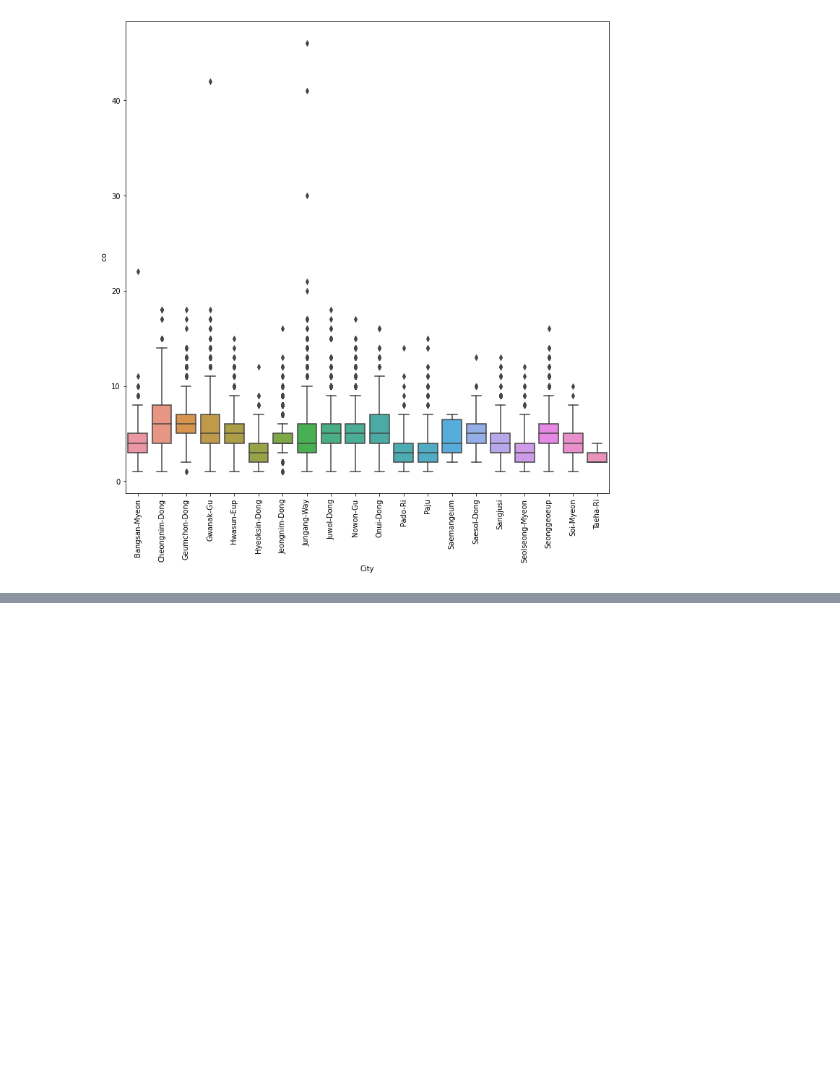
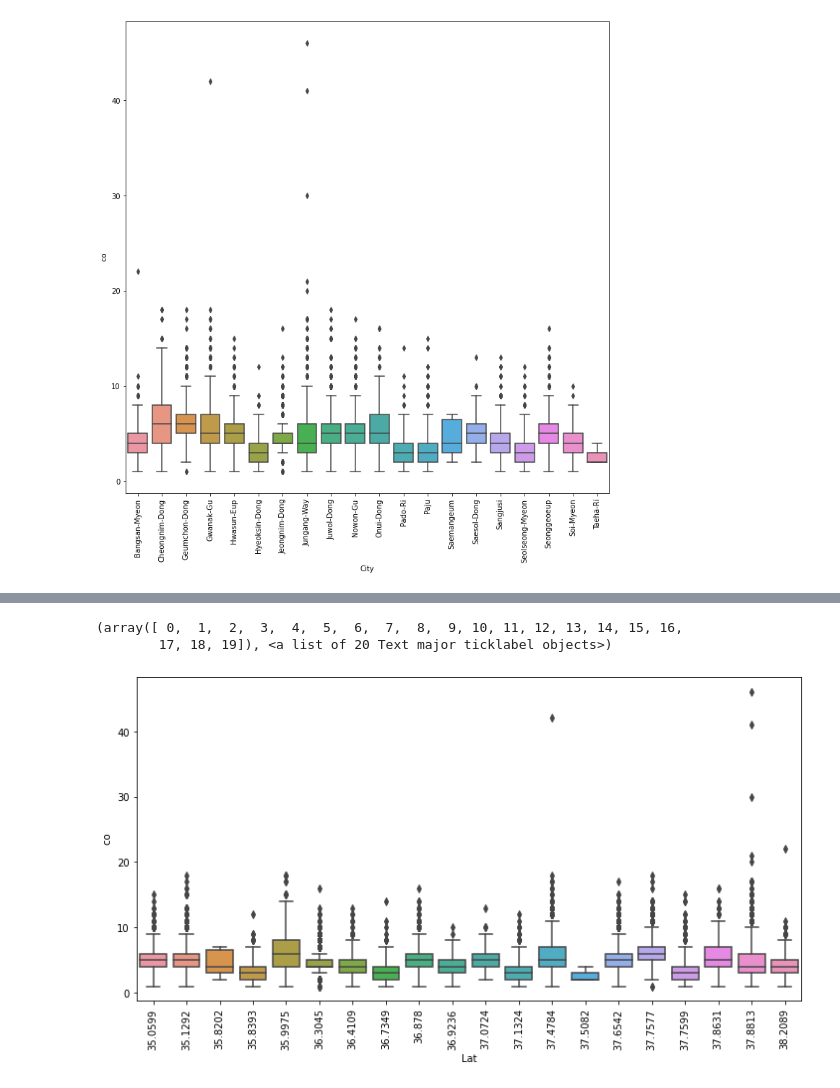
Before and after one commit to MahyarFardin/Data-Analyse, a Jupyter notebook: Air pollution/Air_pollution.ipynb, the cells around one changed output, grey strips where cells are left out. Cells and saved outputs as stored; diff of their text form; code cells hidden in the pictures; blank space fills up the shorter version.

```diff
--- a/Air pollution/Air_pollution.ipynb
+++ b/Air pollution/Air_pollution.ipynb
@@ -239,0 +246,8 @@ Index([' pm25', ' pm10', ' o3', ' no2', ' so2', ' co', 'Lat', 'Long', 'City',
+# %%
+plt.figure(figsize=(12,6))
+sns.boxplot(x="Lat", y=" co", data=data)
+plt.xticks(rotation=90)
+# %% [output]
+(array([ 0,  1,  2,  3,  4,  5,  6,  7,  8,  9, 10, 11, 12, 13, 14, 15, 16,
+        17, 18, 19]), <a list of 20 Text major ticklabel objects>)
+[figure, added]
```
Also changed, not shown: parts of 6 cells of this notebook.
